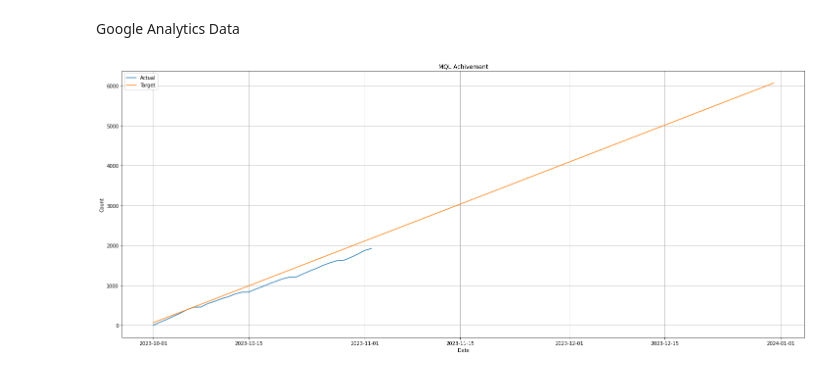
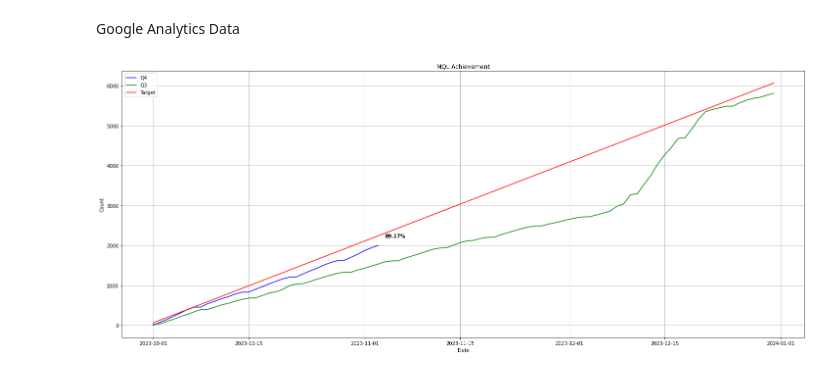
Before and after one commit to smsperkasa/mql-project-dashboard, a Jupyter notebook: get_mql_using_ir.ipynb, the cells around one changed output. Saved outputs shown, nothing was run; the diff lists cells and outputs as text; code cells hidden in the pictures.

```diff
--- a/get_mql_using_ir.ipynb
+++ b/get_mql_using_ir.ipynb
@@ -228,20 +254,32 @@ daily_mql['daily_percentage'] = daily_mql['agg_mql'] / daily_mql['agg_daily_targ
 daily_mql['mql_target_total'] = mql_target_total
 daily_mql['achivement_percentage'] = daily_mql['agg_mql'] / daily_mql['mql_target_total'] * 100
 
-daily_mql_report = daily_mql
+# start_date = pd.Timestamp(daily_mql['date'].max() + datetime.timedelta(days=1))
+# end_date = pd.Timestamp('2023-12-31')
+# date_range = pd.date_range(start_date, end_date, freq='D')
 
-start_date = pd.Timestamp(daily_mql['date'].max() + datetime.timedelta(days=1))
-end_date = pd.Timestamp('2023-12-31')
-date_range = pd.date_range(start_date, end_date, freq='D')
+# extended_data = {'date': date_range, 'mql': [None] * len(date_range), 'agg_mql': [None] * len(date_range), 'daily_target': [None] * len(date_range), 'agg_daily_target': [None] * len(date_range), 'daily_percentage': [None] * len(date_range), 'mql_target_total': [None] * len(date_range), 'achivement_percentage': [None] * len(date_range)}
+# extended_df = pd.DataFrame(extended_data)
 
-extended_data = {'date': date_range, 'mql': [None] * len(date_range), 'agg_mql': [None] * len(date_range), 'daily_target': [None] * len(date_range), 'agg_daily_target': [None] * len(date_range), 'daily_percentage': [None] * len(date_range), 'mql_target_total': [None] * len(date_range), 'achivement_percentage': [None] * len(date_range)}
-extended_df = pd.DataFrame(extended_data)
+# daily_mql = pd.concat([daily_mql, extended_df])
 
-daily_mql = pd.concat([daily_mql, extended_df])
+daily_mql = extend_dataframe(daily_mql, ['mql', 'agg_mql', 'daily_target', 'agg_daily_target', 'daily_percentage', 'mql_target_total', 'achivement_percentage'])
 daily_mql['daily_target'] = mql_daily_target
 daily_mql['agg_daily_target'] = daily_mql['daily_target'].cumsum()
 
 daily_mql = daily_mql.sort_values(by='date')
+# %%
+daily_mql_q3 = non_duplicated_mql_q3.add(filtered_duplicated_mql_q3, fill_value=0)
+daily_mql_q3 = daily_mql_q3.reset_index()
+daily_mql_q3.rename(columns={
+    'count': 'mql'
+}, inplace=True)
+daily_mql_q3['agg_mql'] = daily_mql_q3['mql'].cumsum()
+agg_mql_q3 = daily_mql_q3.agg_mql.values.tolist()
+# %%
+daily_mql['agg_mql_q3'] = agg_mql_q3
+daily_mql['agg_mql_qtd'] = ((daily_mql.agg_mql - daily_mql.agg_mql_q3) / daily_mql.agg_mql_q3) * 100
+daily_mql = daily_mql[['date', 'mql', 'agg_mql', 'agg_mql_q3', 'agg_mql_qtd', 'daily_target', 'agg_daily_target', 'daily_percentage', 'mql_target_total', 'achivement_percentage']]
 # %%
 start_date = '2023-10-01'
 end_date = '2023-12-31'
@@ -367,14 +423,25 @@ y_axis_conversion_target = y_axis_conversion_target + [1.298] * num_zeros
 # %%
+annotation_date = pd.to_datetime(datetime.date.today() + datetime.timedelta(days=1))
 plt.figure(figsize=(25,10))
-plt.title("MQL Achivement")
+plt.title("MQL Achievement")
 plt.grid()
-plt.plot(x_axis,y_axis_actual, label="Actual")
+plt.plot(x_axis,y_axis_actual, label="Q4", color='b')
 
-plt.plot(x_axis,y_axis_target, label="Target")
+plt.plot(x_axis,y_axis_qtd, label="Q3", color='g')
+
+plt.plot(x_axis,y_axis_target, label="Target", color='r')
+
+improvements = "{:.2f}%".format(daily_mql[~daily_mql.mql.isna()].tail(1).daily_percentage.values[0])
+
+current_mql = daily_mql[~daily_mql.mql.isna()].tail(1).agg_mql.values[0]
+
+plt.annotate(improvements,
+    xy=(annotation_date, current_mql + 0.1 * current_mql), xycoords='data',
+    xytext=(0, 0), textcoords='offset points', color='black', weight='bold', size=10)
 
 plt.xlabel("Date")
 plt.ylabel("Count")
 plt.legend()
 plt.show()
 # %% [output]
-[figure, old version]
+[figure, new version]
```
Also changed, not shown: parts of 19 cells of this notebook.
